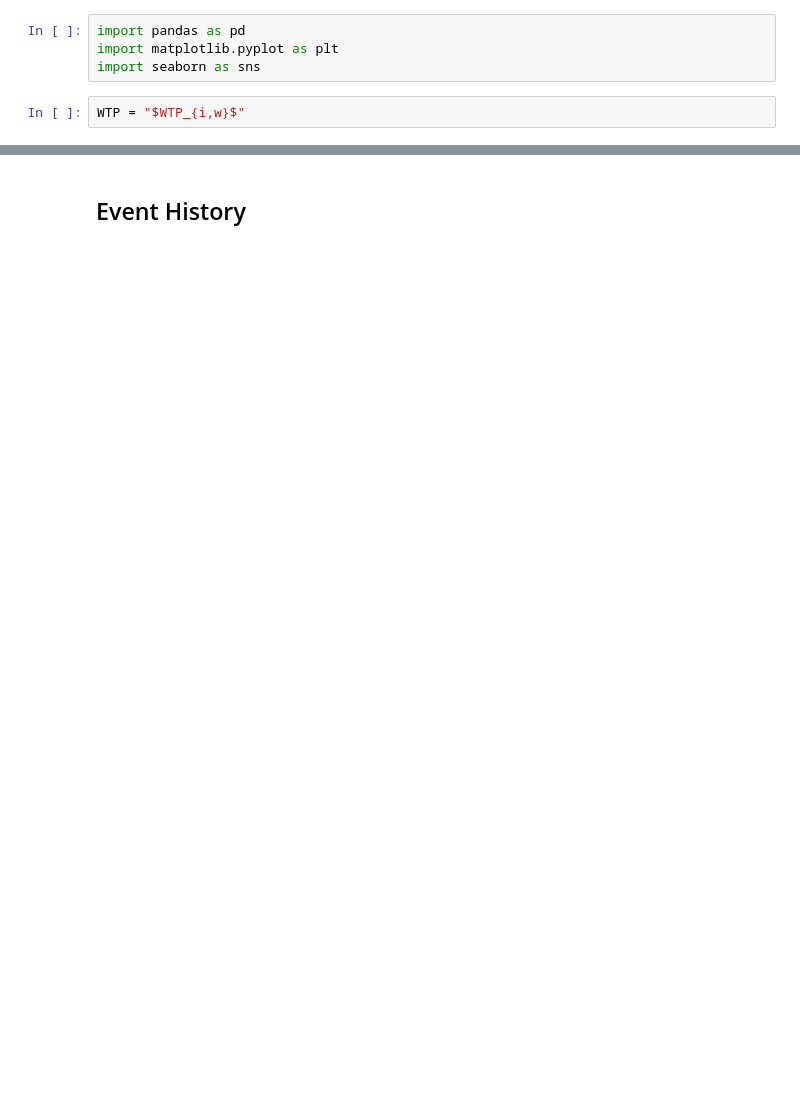
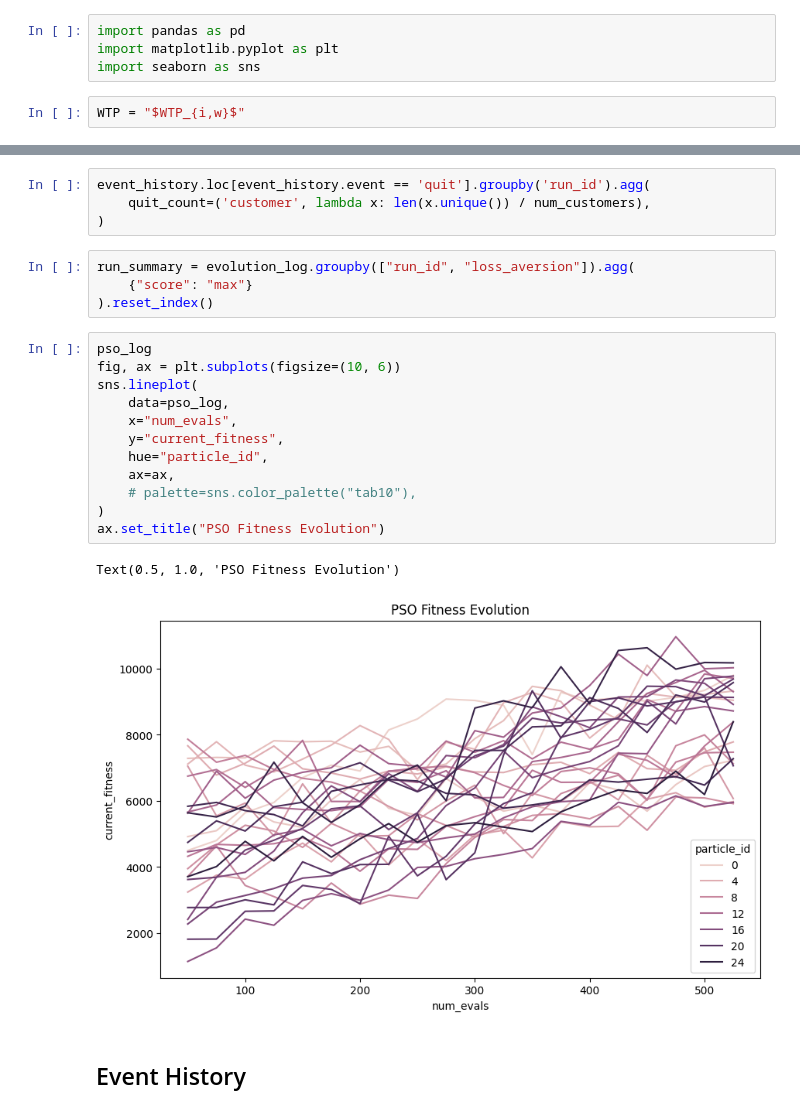
Before and after one commit to LaurinBrechter/personalized-pricing, a Jupyter notebook: results/results_analysis.ipynb, the cells around one changed output, grey strips where cells are left out. Drawn from its saved outputs; the diff is of its cells as text; blank space fills up the shorter version.

```diff
--- a/results/results_analysis.ipynb
+++ b/results/results_analysis.ipynb
@@ -11,3 +74,26 @@ price_matrix = pd.read_csv("price_matrix.csv")
+# %%
+event_history.loc[event_history.event == 'quit'].groupby('run_id').agg(
+    quit_count=('customer', lambda x: len(x.unique()) / num_customers),
+)
+# %%
+run_summary = evolution_log.groupby(["run_id", "loss_aversion"]).agg(
+    {"score": "max"}
+).reset_index()
+# %%
+pso_log
+fig, ax = plt.subplots(figsize=(10, 6))
+sns.lineplot(
+    data=pso_log,
+    x="num_evals",
+    y="current_fitness",
+    hue="particle_id",
+    ax=ax,
+    # palette=sns.color_palette("tab10"),
+)
+ax.set_title("PSO Fitness Evolution")
+# %% [output]
+Text(0.5, 1.0, 'PSO Fitness Evolution')
+[figure, added]
 # %% [markdown]
 ## Event History
 # %%
```
Also changed, not shown: parts of 13 cells of this notebook, 10 other files.
